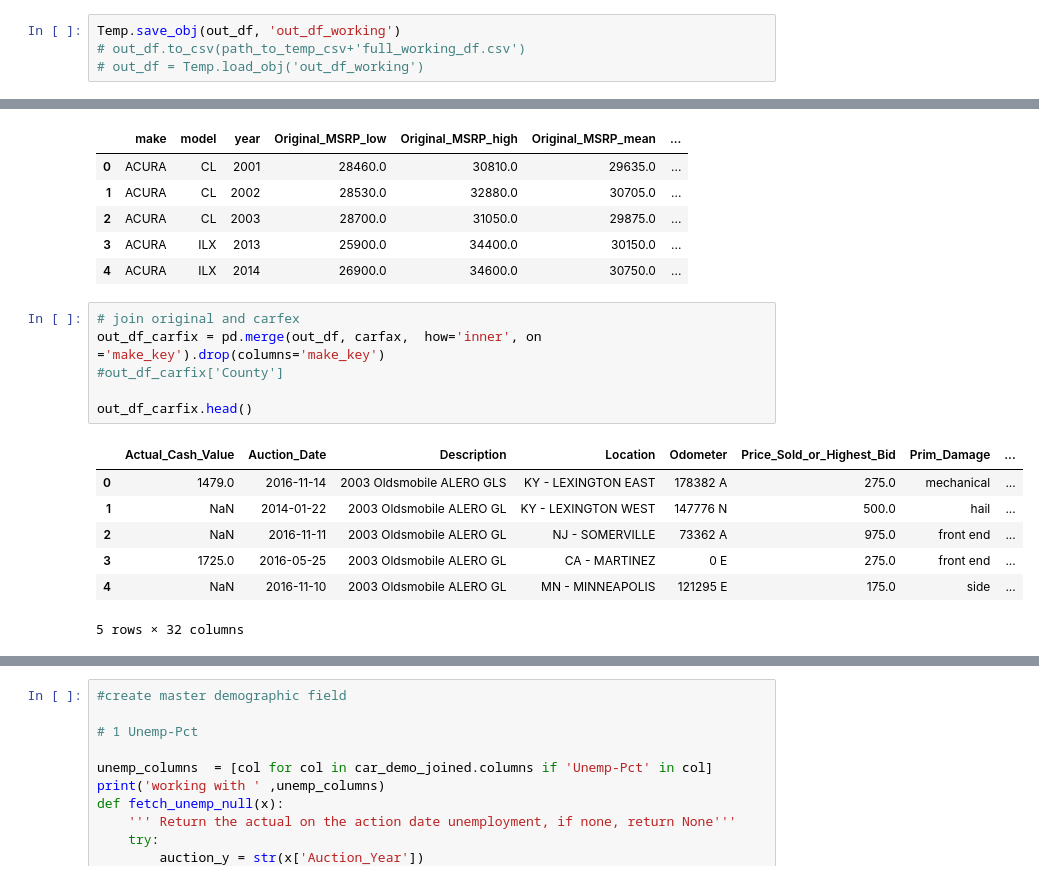
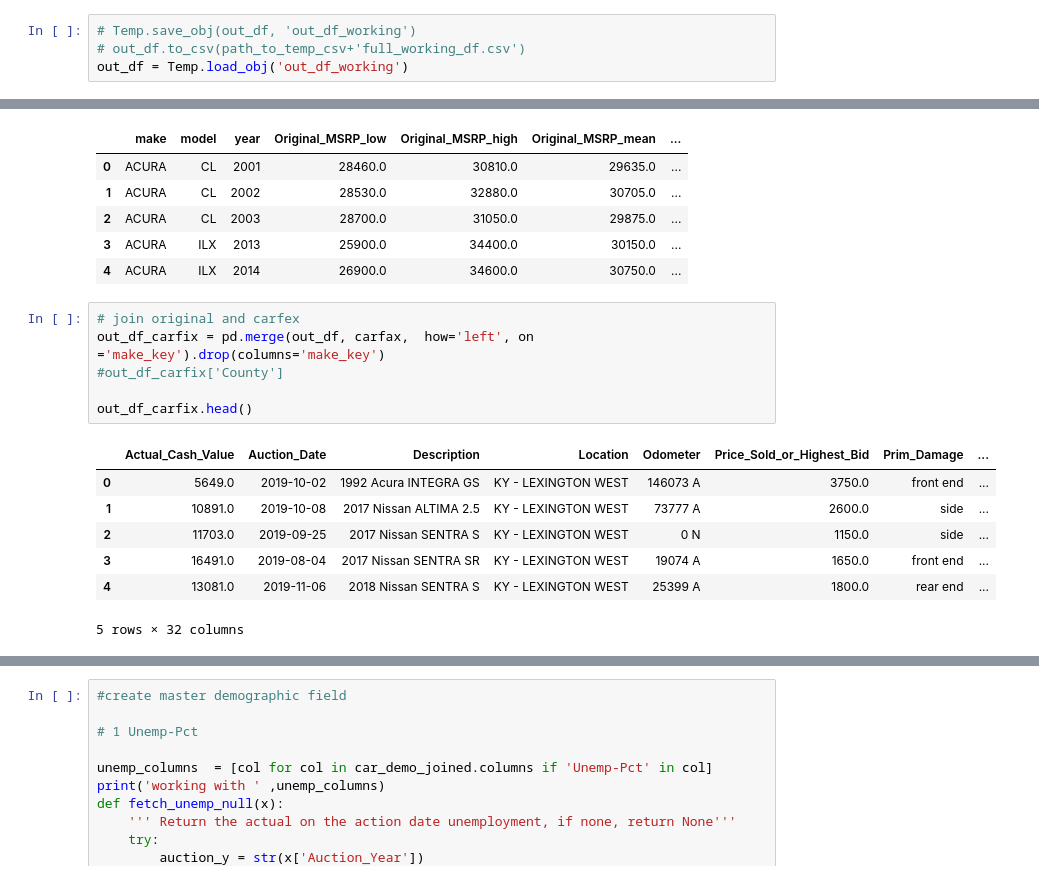
Before and after one commit to erv4gen/Research-Salvage-Autos, a Jupyter notebook: Structure-Input-SC-Data.ipynb, the cells around one changed output, grey strips where cells are left out. Saved outputs shown, nothing was run; the diff lists cells and outputs as text.

```diff
--- a/Structure-Input-SC-Data.ipynb
+++ b/Structure-Input-SC-Data.ipynb
@@ -503,7 +516,7 @@ Index(['Actual_Cash_Value', 'Auction_Date', 'Description', 'Location',
        'Price_Sold_or_Highest_Bid_adj', 'Repair_Cost_adj', 'FIPS', 'State'],
       dtype='object')
 # %%
-Temp.save_obj(out_df, 'out_df_working')
+# Temp.save_obj(out_df, 'out_df_working')
 # out_df.to_csv(path_to_temp_csv+'full_working_df.csv')
-# out_df = Temp.load_obj('out_df_working')
+out_df = Temp.load_obj('out_df_working')
 # %% [output]
@@ -579,15 +592,15 @@ carfax.head()
 | 4 | ACURA | ILX | 2014 | 26900.0 | 34600.0 | 30750.0 | ... |
 # %%
 # join original and carfex
-out_df_carfix = pd.merge(out_df, carfax,  how='inner', on ='make_key').drop(columns='make_key')
+out_df_carfix = pd.merge(out_df, carfax,  how='left', on ='make_key').drop(columns='make_key')
 #out_df_carfix['County']
 
 out_df_carfix.head()
 # %% [output]
 |  | Actual_Cash_Value | Auction_Date | Description | Location | Odometer | Price_Sold_or_Highest_Bid | Prim_Damage | ... |
-| 0 | 1479.0 | 2016-11-14 | 2003 Oldsmobile ALERO GLS | KY - LEXINGTON EAST | 178382 A | 275.0 | mechanical | ... |
-| 1 | NaN | 2014-01-22 | 2003 Oldsmobile ALERO GL | KY - LEXINGTON WEST | 147776 N | 500.0 | hail | ... |
-| 2 | NaN | 2016-11-11 | 2003 Oldsmobile ALERO GL | NJ - SOMERVILLE | 73362 A | 975.0 | front end | ... |
-| 3 | 1725.0 | 2016-05-25 | 2003 Oldsmobile ALERO GL | CA - MARTINEZ | 0 E | 275.0 | front end | ... |
-| 4 | NaN | 2016-11-10 | 2003 Oldsmobile ALERO GL | MN - MINNEAPOLIS | 121295 E | 175.0 | side | ... |
+| 0 | 5649.0 | 2019-10-02 | 1992 Acura INTEGRA GS | KY - LEXINGTON WEST | 146073 A | 3750.0 | front end | ... |
+| 1 | 10891.0 | 2019-10-08 | 2017 Nissan ALTIMA 2.5 | KY - LEXINGTON WEST | 73777 A | 2600.0 | side | ... |
+| 2 | 11703.0 | 2019-09-25 | 2017 Nissan SENTRA S | KY - LEXINGTON WEST | 0 N | 1150.0 | side | ... |
+| 3 | 16491.0 | 2019-08-04 | 2017 Nissan SENTRA SR | KY - LEXINGTON WEST | 19074 A | 1650.0 | front end | ... |
+| 4 | 13081.0 | 2019-11-06 | 2018 Nissan SENTRA S | KY - LEXINGTON WEST | 25399 A | 1800.0 | rear end | ... |
 5 rows × 32 columns
```
Also changed, not shown: parts of 6 cells of this notebook.
